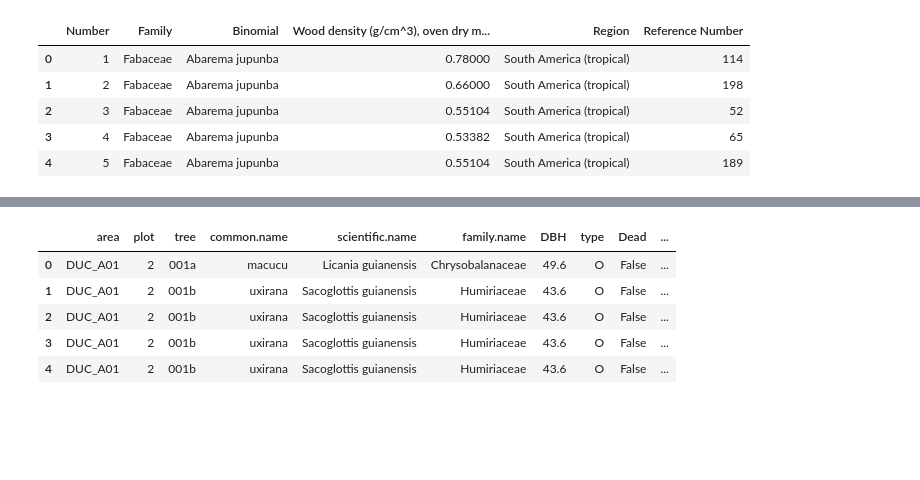
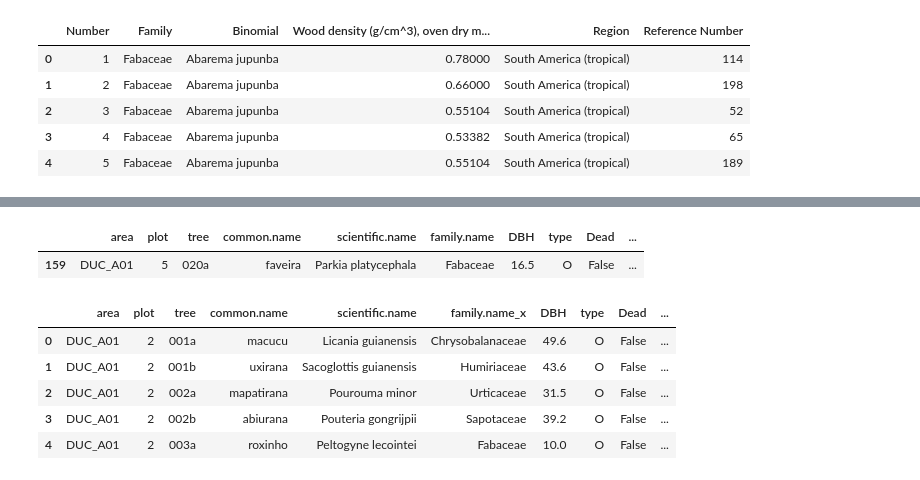
Before and after one commit to joaovictordecastroa/canopyEstimation, a Jupyter notebook: src/inventory.ipynb, the cells around one changed output, grey strips where cells are left out. Drawn from its saved outputs; the diff is of its cells as text; code cells hidden in the pictures; blank space fills up the shorter version.

```diff
--- a/src/inventory.ipynb
+++ b/src/inventory.ipynb
@@ -71,6 +79,7 @@ wood_density_dataframe.head()
 # %%
 wood_density_dataframe = wood_density_dataframe.rename(
     {
+        "Family": "family.name",
         "Binomial": "scientific.name",
         "Wood density (g/cm^3), oven dry mass/fresh volume": "wood.density",
         "Reference Number": "reference.number",
@@ -86,3 +95,18 @@ wood_density_dataframe.head()
 | 2 | 3 | Fabaceae | Abarema jupunba | 0.55104 | South America (tropical) | 52 |
 | 3 | 4 | Fabaceae | Abarema jupunba | 0.53382 | South America (tropical) | 65 |
 | 4 | 5 | Fabaceae | Abarema jupunba | 0.55104 | South America (tropical) | 189 |
+# %%
+mean_wood_density_dataframe = (
+    wood_density_dataframe.groupby(["family.name", "scientific.name"])["wood.density"]
+    .mean("wood.density")
+    .reset_index()
+)
+# %%
+mean_wood_density_dataframe = mean_wood_density_dataframe.rename(
+    {
+        "wood.density": "scientific.name.wood.density",
+    },
+    axis=1,
+)
+
+mean_wood_density_dataframe.head()
@@ -89,13 +120,28 @@ wood_density_dataframe.head()
+# %%
+inventory.loc[inventory["common.name"] == "faveira", "scientific.name"] = (
+    "Parkia platycephala"
+)
+
+inventory[inventory["common.name"] == "faveira"].head()
+# %% [output]
+|  | area | plot | tree | common.name | scientific.name | family.name | DBH | type | Dead | ... |
+| 159 | DUC_A01 | 5 | 020a | faveira | Parkia platycephala | Fabaceae | 16.5 | O | False | ... |
 # %%
-inventory = inventory.merge(wood_density_dataframe.drop(["Region", "Number", "Family"], axis=1), on="scientific.name", how="left")
+inventory = inventory.merge(
+    mean_wood_density_dataframe,
+    on="scientific.name",
+    how="left",
+)
+
 
 # wood_density_dataframe["reference.number"].apply(str)
 
+
 inventory.head()
 # %% [output]
-|  | area | plot | tree | common.name | scientific.name | family.name | DBH | type | Dead | ... |
+|  | area | plot | tree | common.name | scientific.name | family.name_x | DBH | type | Dead | ... |
 | 0 | DUC_A01 | 2 | 001a | macucu | Licania guianensis | Chrysobalanaceae | 49.6 | O | False | ... |
 | 1 | DUC_A01 | 2 | 001b | uxirana | Sacoglottis guianensis | Humiriaceae | 43.6 | O | False | ... |
-| 2 | DUC_A01 | 2 | 001b | uxirana | Sacoglottis guianensis | Humiriaceae | 43.6 | O | False | ... |
-| 3 | DUC_A01 | 2 | 001b | uxirana | Sacoglottis guianensis | Humiriaceae | 43.6 | O | False | ... |
-| 4 | DUC_A01 | 2 | 001b | uxirana | Sacoglottis guianensis | Humiriaceae | 43.6 | O | False | ... |
+| 2 | DUC_A01 | 2 | 002a | mapatirana | Pourouma minor | Urticaceae | 31.5 | O | False | ... |
+| 3 | DUC_A01 | 2 | 002b | abiurana | Pouteria gongrijpii | Sapotaceae | 39.2 | O | False | ... |
+| 4 | DUC_A01 | 2 | 003a | roxinho | Peltogyne lecointei | Fabaceae | 10.0 | O | False | ... |
```
Also changed, not shown: parts of 22 cells of this notebook, 2 other files.
